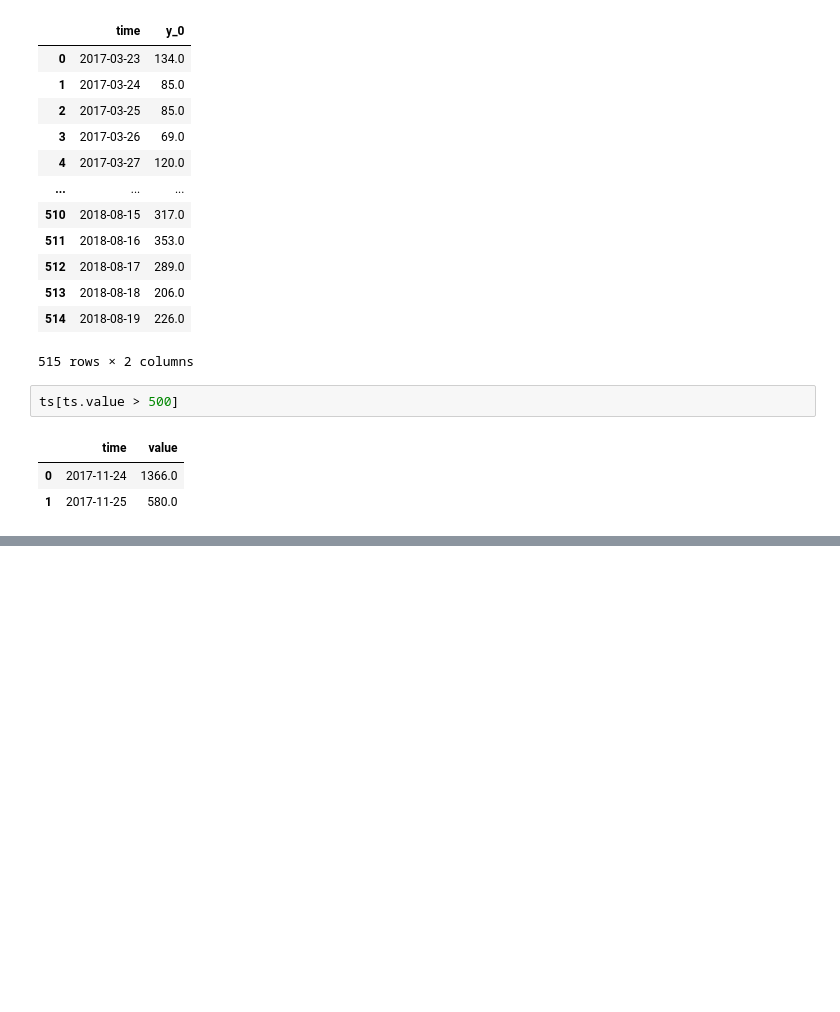
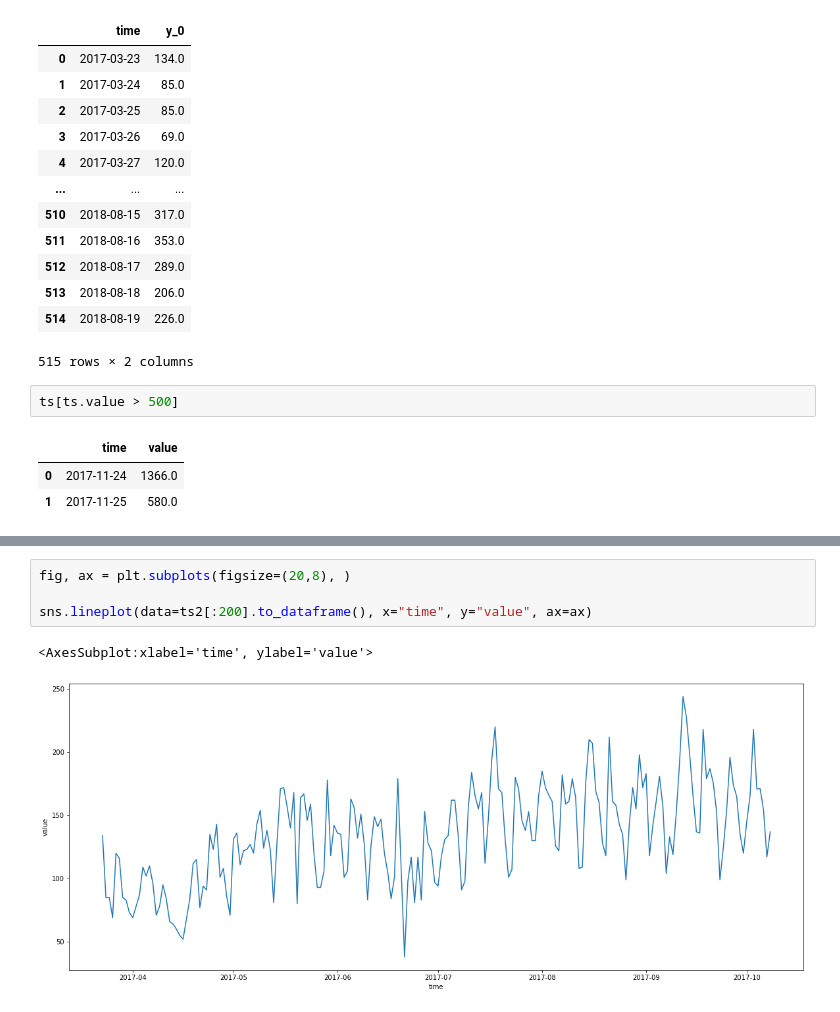
Before and after one commit to finloop/data-science-notebooks, a Jupyter notebook: e_commerce/e-commerce-time-series.ipynb, the cells around one changed output, grey strips where cells are left out. Drawn from its saved outputs; the diff is of its cells as text; blank space fills up the shorter version.

```diff
--- a/e_commerce/e-commerce-time-series.ipynb
+++ b/e_commerce/e-commerce-time-series.ipynb
@@ -229,0 +355,7 @@ ts[ts.value > 500]
+# %%
+fig, ax = plt.subplots(figsize=(20,8), )
+
+sns.lineplot(data=ts2[:200].to_dataframe(), x="time", y="value", ax=ax)
+# %% [output]
+<AxesSubplot:xlabel='time', ylabel='value'>
+[figure, added]
```
Also changed, not shown: parts of 22 cells of this notebook.
